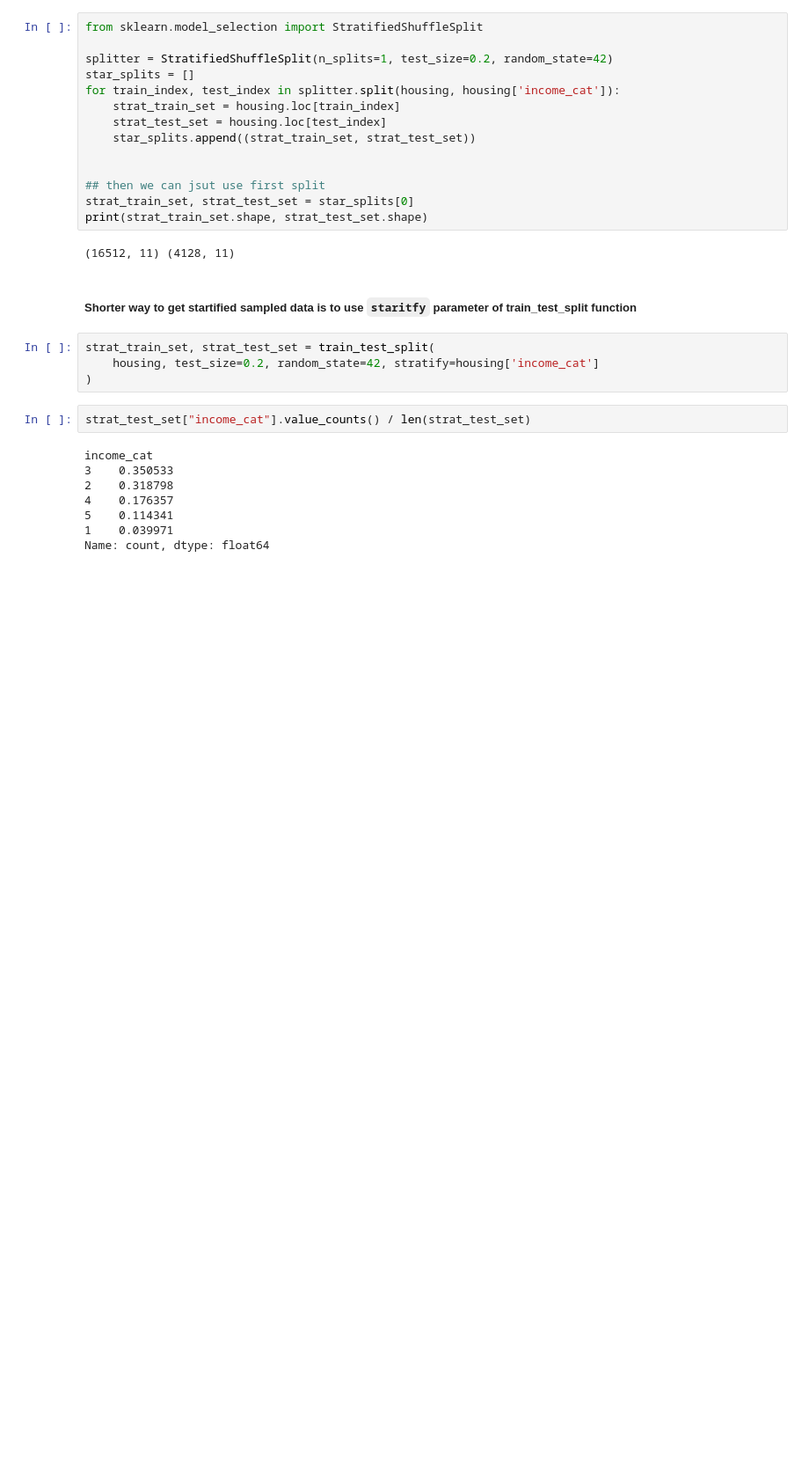
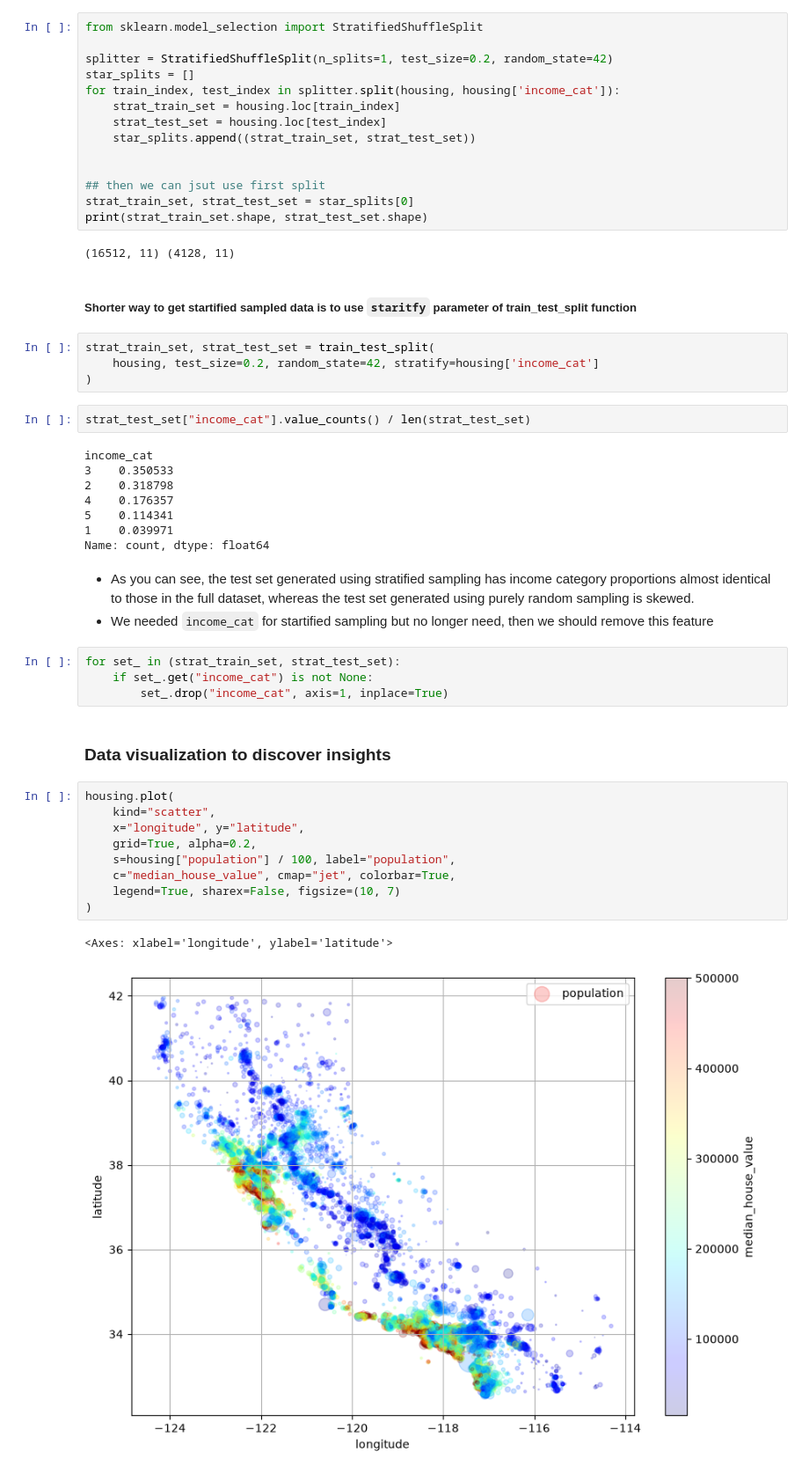
Before and after one commit to yusufjonc07/ML-learning, a Jupyter notebook: HandsOnML.ipynb, the cells around one changed output. Shown at 88% size. Cells and saved outputs as stored; diff of their text form; blank space fills up the shorter version.

```diff
--- a/HandsOnML.ipynb
+++ b/HandsOnML.ipynb
@@ -213,3 +213,27 @@ income_cat
 5    0.114341
 1    0.039971
 Name: count, dtype: float64
+# %% [markdown]
+- As you can see, the test set generated
+using stratified sampling has income category proportions almost identical to
+those in the full dataset, whereas the test set generated using purely random
+sampling is skewed.
+- We needed `income_cat` for startified sampling but no longer need, then we should remove this feature
+# %%
+for set_ in (strat_train_set, strat_test_set):
+    if set_.get("income_cat") is not None:
+        set_.drop("income_cat", axis=1, inplace=True)
+# %% [markdown]
+### Data visualization to discover insights
+# %%
+housing.plot(
+    kind="scatter",
+    x="longitude", y="latitude",
+    grid=True, alpha=0.2,
+    s=housing["population"] / 100, label="population",
+    c="median_house_value", cmap="jet", colorbar=True,
+    legend=True, sharex=False, figsize=(10, 7)
+)
+# %% [output]
+<Axes: xlabel='longitude', ylabel='latitude'>
+[figure, added]
```
Also changed, not shown: parts of 66 cells of this notebook, 1 other file.
